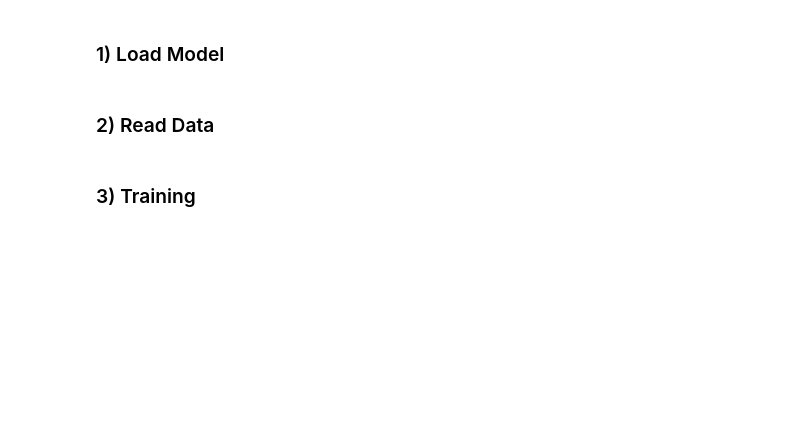
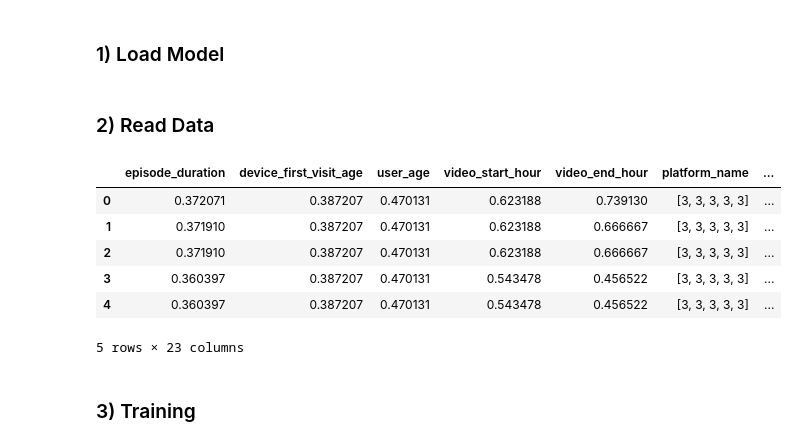
Before and after one commit to Nelsonlin0321/recommmder-time-series-video-recommmder-based-on-bert, a Jupyter notebook: 4-training.ipynb, the cells around one changed output. Saved outputs shown, nothing was run; the diff lists cells and outputs as text; code cells hidden in the pictures; blank space fills up the shorter version.

```diff
--- a/4-training.ipynb
+++ b/4-training.ipynb
@@ -25,3 +25,13 @@ model = VedioRecommender(model_config)
 ### 2) Read Data
 # %%
 df_agg_dataset = utils.open_object("./artifacts/df_agg_dataset.pkl")
+# %%
+df_agg_dataset.head()
+# %% [output]
+|  | episode_duration | device_first_visit_age | user_age | video_start_hour | video_end_hour | platform_name | ... |
+| 0 | 0.372071 | 0.387207 | 0.470131 | 0.623188 | 0.739130 | [3, 3, 3, 3, 3] | ... |
+| 1 | 0.371910 | 0.387207 | 0.470131 | 0.623188 | 0.666667 | [3, 3, 3, 3, 3] | ... |
+| 2 | 0.371910 | 0.387207 | 0.470131 | 0.623188 | 0.666667 | [3, 3, 3, 3, 3] | ... |
+| 3 | 0.360397 | 0.387207 | 0.470131 | 0.543478 | 0.456522 | [3, 3, 3, 3, 3] | ... |
+| 4 | 0.360397 | 0.387207 | 0.470131 | 0.543478 | 0.456522 | [3, 3, 3, 3, 3] | ... |
+5 rows × 23 columns
```
Also changed, not shown: parts of 7 cells of this notebook.
